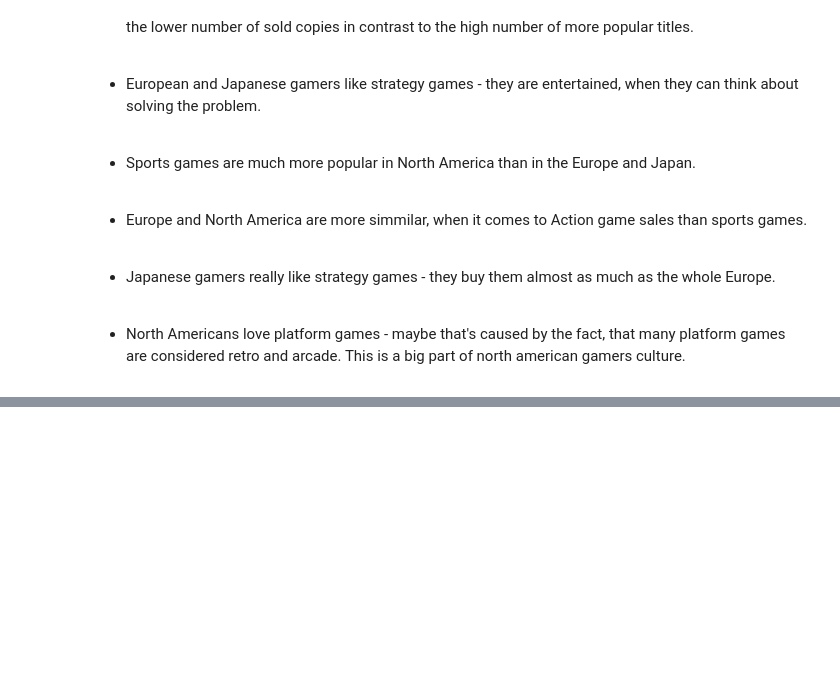
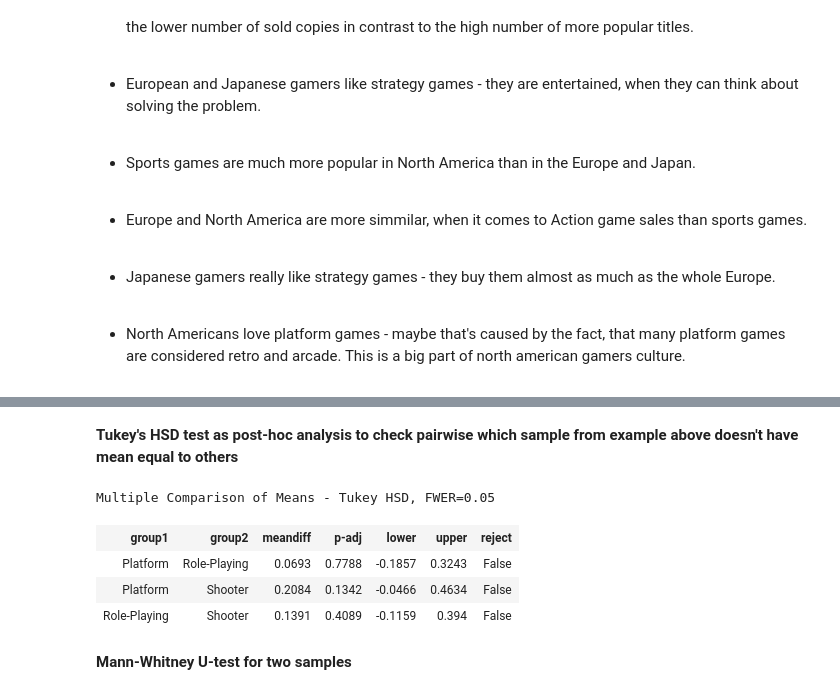
Before and after one commit to Netherwulf/video-games-data-analysis, a Jupyter notebook: video_games_data_analysis.ipynb, the cells around one changed output, grey strips where cells are left out. Saved outputs shown, nothing was run; the diff lists cells and outputs as text; code cells hidden in the pictures; blank space fills up the shorter version.

```diff
--- a/video_games_data_analysis.ipynb
+++ b/video_games_data_analysis.ipynb
@@ -691,0 +871,23 @@ NameError: name 'X_train' is not defined
+# %% [markdown]
+<b>Tukey's HSD test as post-hoc analysis to check pairwise which sample from example above doesn't have mean equal to others</b>
+# %%
+# prepare data
+tukey_df = pd.DataFrame({'Platform': samples_df['Platform_Sales'],
+                         'Shooter': samples_df['Shooter_Sales'],
+                         'Role-Playing': samples_df['Role_Playing_Sales']})
+
+stacked_data = tukey_df.stack().reset_index()
+stacked_data = stacked_data.rename(columns={'level_0': 'id',
+                                            'level_1': 'Genre',
+                                            0:'Global_Sales'})
+
+# run Tukey's HSD test
+pairwise_tukeyhsd(stacked_data['Global_Sales'], stacked_data['Genre'], alpha=0.05).summary()
+# %% [output]
+Multiple Comparison of Means - Tukey HSD, FWER=0.05
+| group1 | group2 | meandiff | p-adj | lower | upper | reject |
+| Platform | Role-Playing | 0.0693 | 0.7788 | -0.1857 | 0.3243 | False |
+| Platform | Shooter | 0.2084 | 0.1342 | -0.0466 | 0.4634 | False |
+| Role-Playing | Shooter | 0.1391 | 0.4089 | -0.1159 | 0.394 | False |
+# %% [markdown]
+<b>Mann-Whitney U-test for two samples</b>
```
Also changed, not shown: parts of 22 cells of this notebook.
